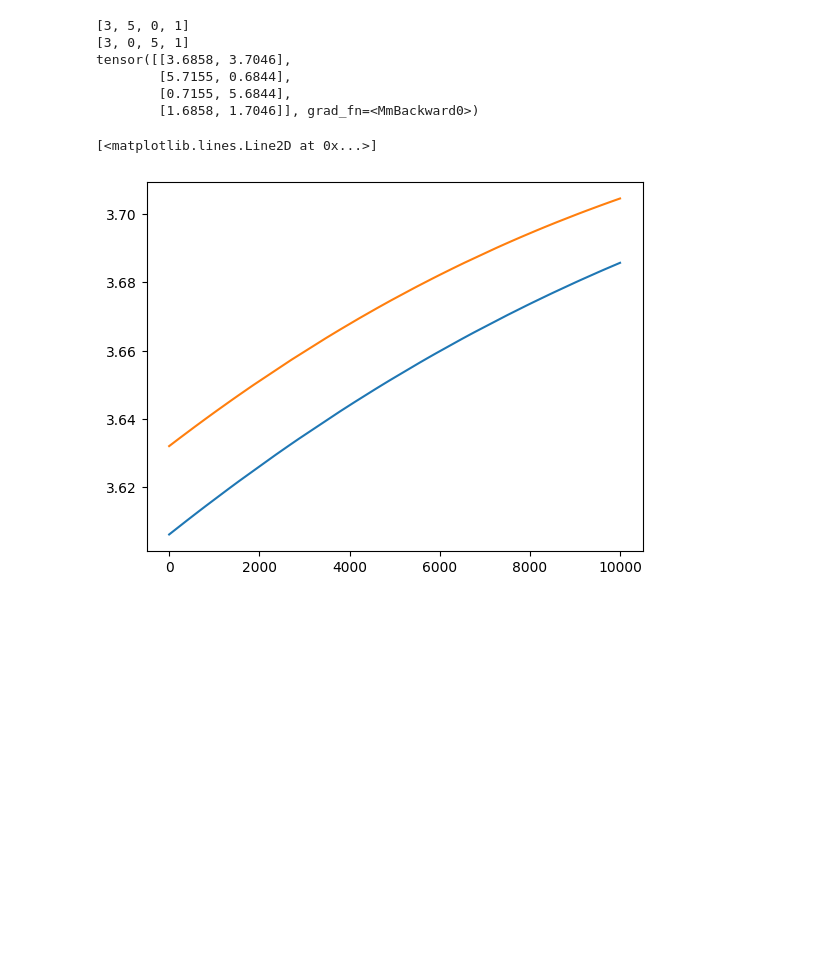
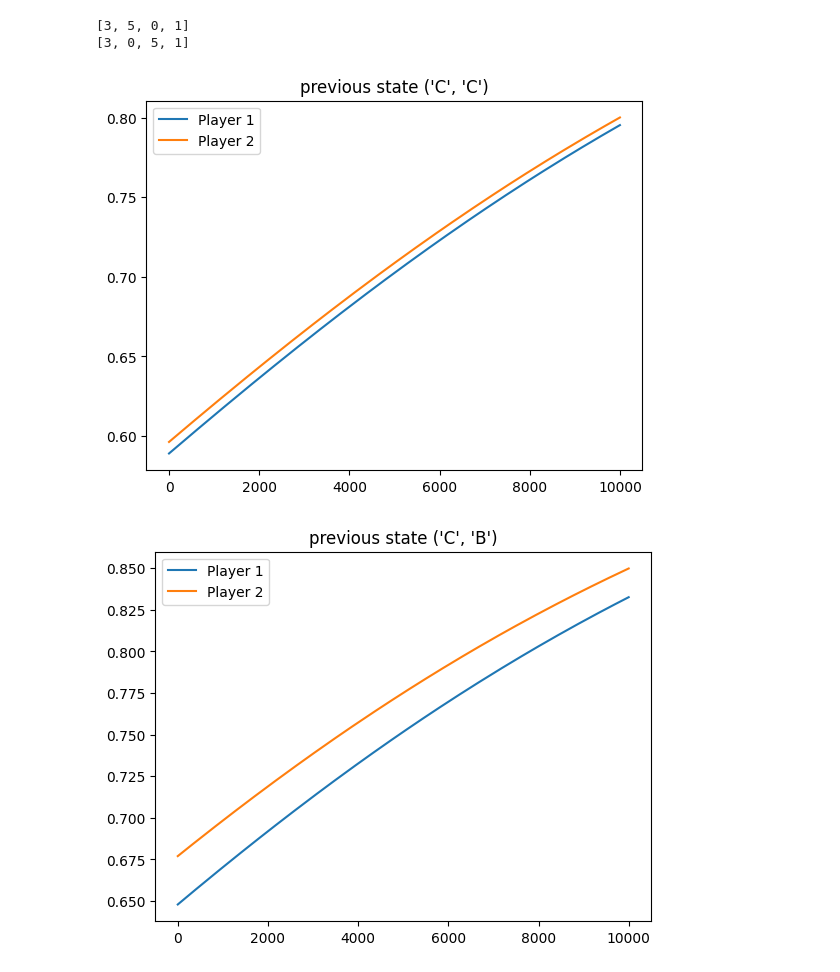
Before and after one commit to gametekker/pdilemn, a Jupyter notebook: SGDCGD.ipynb, the cells around one changed output. Cells and saved outputs as stored; diff of their text form; code cells hidden in the pictures; blank space fills up the shorter version.

Commit message:
fixed belief structures

```diff
--- a/SGDCGD.ipynb
+++ b/SGDCGD.ipynb
@@ -54,7 +54,7 @@ for epoch in range(num_epochs):
     We fix player 2 while taking the gradient of player 1's reward, with respect to player 1's parameters
     """
     reward = env.play()
-    plot[0].append(float(reward[0,0])) #plotting
+    plot[0].append(pl1.getBeliefs()) #plotting
     optimizer_p1.zero_grad()
     rp1 = reward[:, 0]
     loss_p1 = -rp1.sum()
@@ -66,7 +66,7 @@ for epoch in range(num_epochs):
     We fix player 1 while taking the gradient of player 2's reward, with respect to player 2's parameters
     """
     reward = env.play()
-    plot[1].append(float(reward[0,1])) #plotting
+    plot[1].append(pl2.getBeliefs()) #plotting
     optimizer_p2.zero_grad()
     rp2 = reward[:, 1]
     loss_p2 = -rp2.sum()
@@ -77,10 +77,7 @@ for epoch in range(num_epochs):
     #if epoch % 10 == 0:
     #    print(f"Epoch {epoch}: pl1 reward = {rp1.sum().item()}, pl2 reward = {rp2.sum().item()}")
 
-print(env.play())
-
-plt.plot(plot[0], label="Player 1") #plotting
-plt.plot(plot[1], label="Player 2") #plotting
+doplots(plot)
 # %% [output]
 [3, 5, 0, 1]
 [3, 0, 5, 1]
@@ -98,41 +93,35 @@ tensor([[3.7308, 3.7337],
 # %%
-from CGDs import ACGD
+from CGDs import GACGD
+from modules.Player import Player
+from modules.PlayerEnv import PlayerEnv
 lr = 0.0001
 
 pl1=Player(P1_beliefs,[r1,t1,p1,s1])
 pl2=Player(P2_beliefs,[r2,p2,t2,s2])
 env=PlayerEnv(pl1,pl2,.2)
-optimizer = ACGD(max_params=pl1.parameters(), min_params=pl2.parameters(), lr_max=lr, lr_min=lr)
+optimizer = GACGD(x_params=pl1.parameters(), y_params=pl2.parameters(), lr_x=lr, lr_y=lr)
 
 # max_parems is maximizing the objective function while the min_params is trying to minimizing it.
 # BCGD(max_params=G.parameters(), min_params=D.parameters(), lr_max=lr, lr_min=lr, device=device)
 # ACGD: Adaptive CGD;
 plot=[[],[]] #plotting
 for epoch in range(10000):
     """
     An aggregate is taken - the reward of the first player is added, the second player's is subtracted
     First player tries to maximize this
     Second player tries to minimize this
     """
     reward=env.play()
-    plot[0].append(float(reward[0,0])) #plotting
-    plot[1].append(float(reward[0,1])) #plotting
+    plot[0].append(pl1.getBeliefs()) #plotting
+    plot[1].append(pl2.getBeliefs()) #plotting
     pl1reward = reward[:, 0].sum()
     pl2reward = reward[:, 1].sum()
-    reward = pl1reward - pl2reward
     optimizer.zero_grad()
-    optimizer.step(loss=reward)
+    optimizer.step(loss_x=-pl1reward,loss_y=-pl2reward)
 
-print(env.play())
-
-plt.plot(plot[0], label="Player 1") #plotting
-plt.plot(plot[1], label="Player 2") #plotting
+doplots(plot)
 # %% [output]
 [3, 5, 0, 1]
 [3, 0, 5, 1]
-tensor([[3.6858, 3.7046],
-        [5.7155, 0.6844],
-        [0.7155, 5.6844],
-        [1.6858, 1.7046]], grad_fn=<MmBackward0>)
-[<matplotlib.lines.Line2D at 0x...>]
-[figure, old version]
+[figure, new version]
+[figure, added]
```
Also changed, not shown: parts of 4 cells of this notebook, 6 other files.
